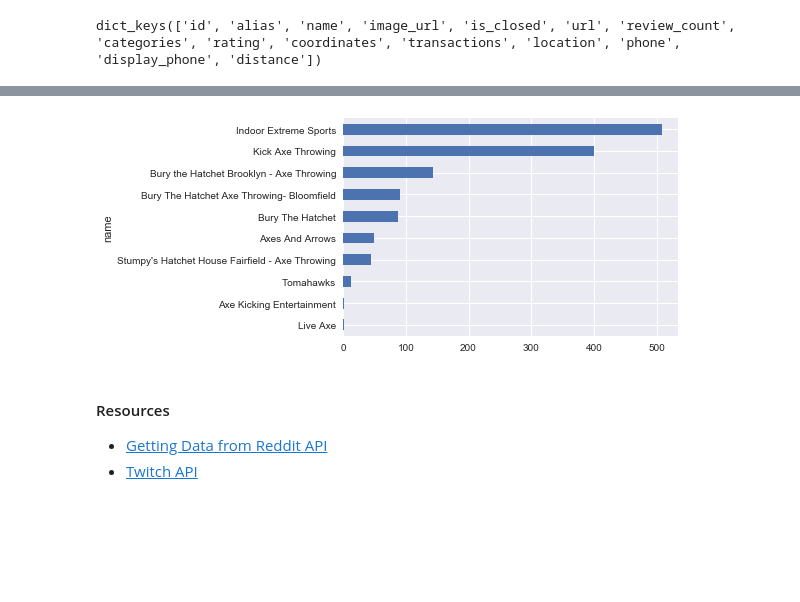
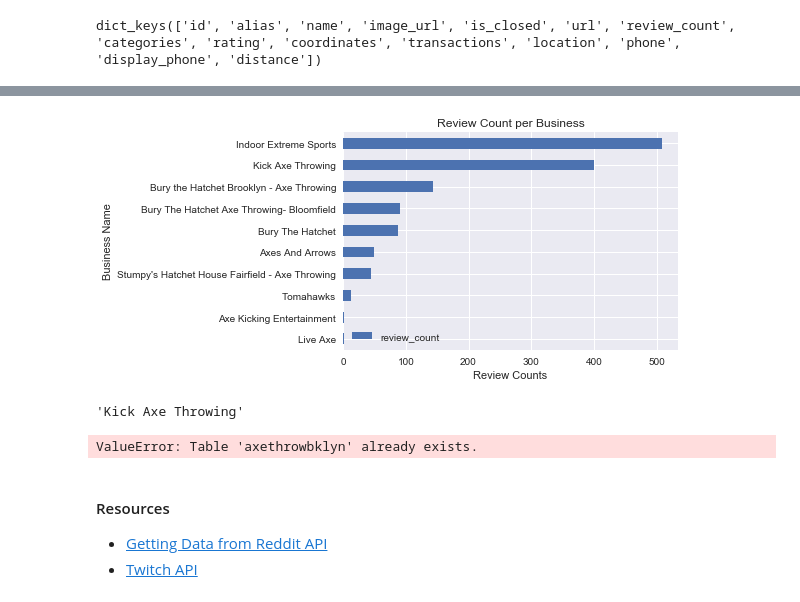
Before and after one commit to yunghanjeong/nyc-mhtn-ds-091420-lectures, a Jupyter notebook: Phase_1/Introduction_to_APIs.ipynb, the cells around one changed output, grey strips where cells are left out. Drawn from its saved outputs; the diff is of its cells as text; code cells hidden in the pictures; blank space fills up the shorter version.

```diff
--- a/Phase_1/Introduction_to_APIs.ipynb
+++ b/Phase_1/Introduction_to_APIs.ipynb
@@ -52,7 +54,7 @@ response.status_code
 # usually, services would limit you to a certain amount of API calls. This varies from service
 # to service, so you have to watch out to it
 
-MY_API_KEY = "DELTE BEFORE COMMIT"
+MY_API_KEY = "mykey"
 
 
 term = 'Axe Throwing'
@@ -183,12 +185,15 @@ axe_throwing_df.head()
 # %%
 # you can do some analysis and visualization from here on!
 
 # visualize the review count - what's the appropriate plot?
-check1 = axe_throwing_df.groupby("name").head()
-check1 = check1.set_index(check1["name"])
-check1["review_count"].sort_values().plot(kind = "barh");
-plt.title("Review Count per Business")
+axe_throwing_df[["name", "review_count"]].set_index("name").sort_values("review_count", ascending = True).plot(kind = "barh");
+plt.title("Review Count per Business");
+plt.xlabel("Review Counts");
+plt.ylabel("Business Name");
 # %% [output]
-[figure, old version]
+[figure, new version]
 # %%
 # query the name of the axe throwing place with the highest review
+axe_throwing_df[["name", "review_count"]].sort_values("review_count", ascending = True)["name"][0]
+# %% [output]
+'Kick Axe Throwing'
@@ -195,5 +204,8 @@ plt.title("Review Count per Business")
 # %%
 # migrate the cleaned data into a sql db
+axe_throwing_df.to_sql("axethrowbklyn", conn)
+# %% [output]
+ValueError: Table 'axethrowbklyn' already exists.
 # %%
 # can you do some other queries using sql/pandas?
 # %%
```
Also changed, not shown: parts of 2 cells of this notebook, 2 other files.
